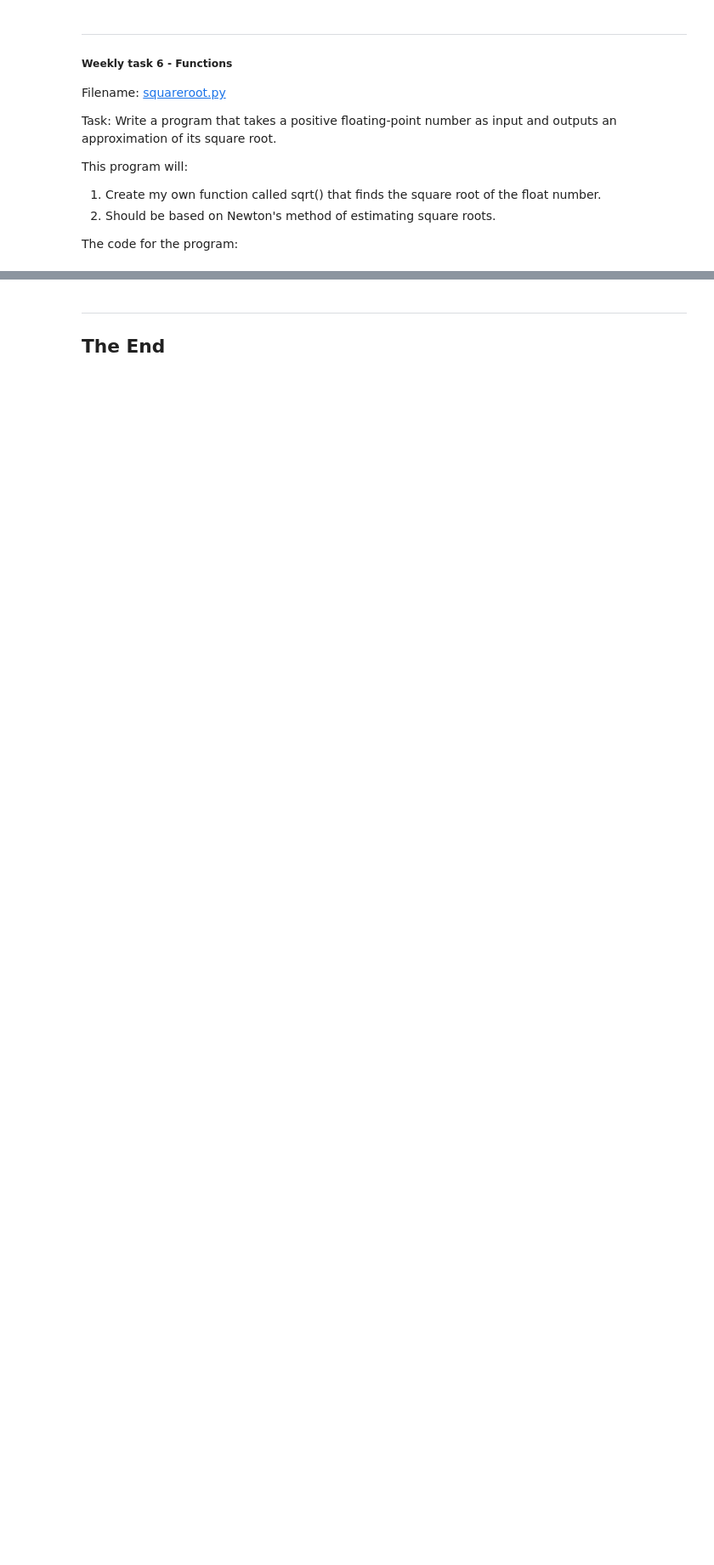
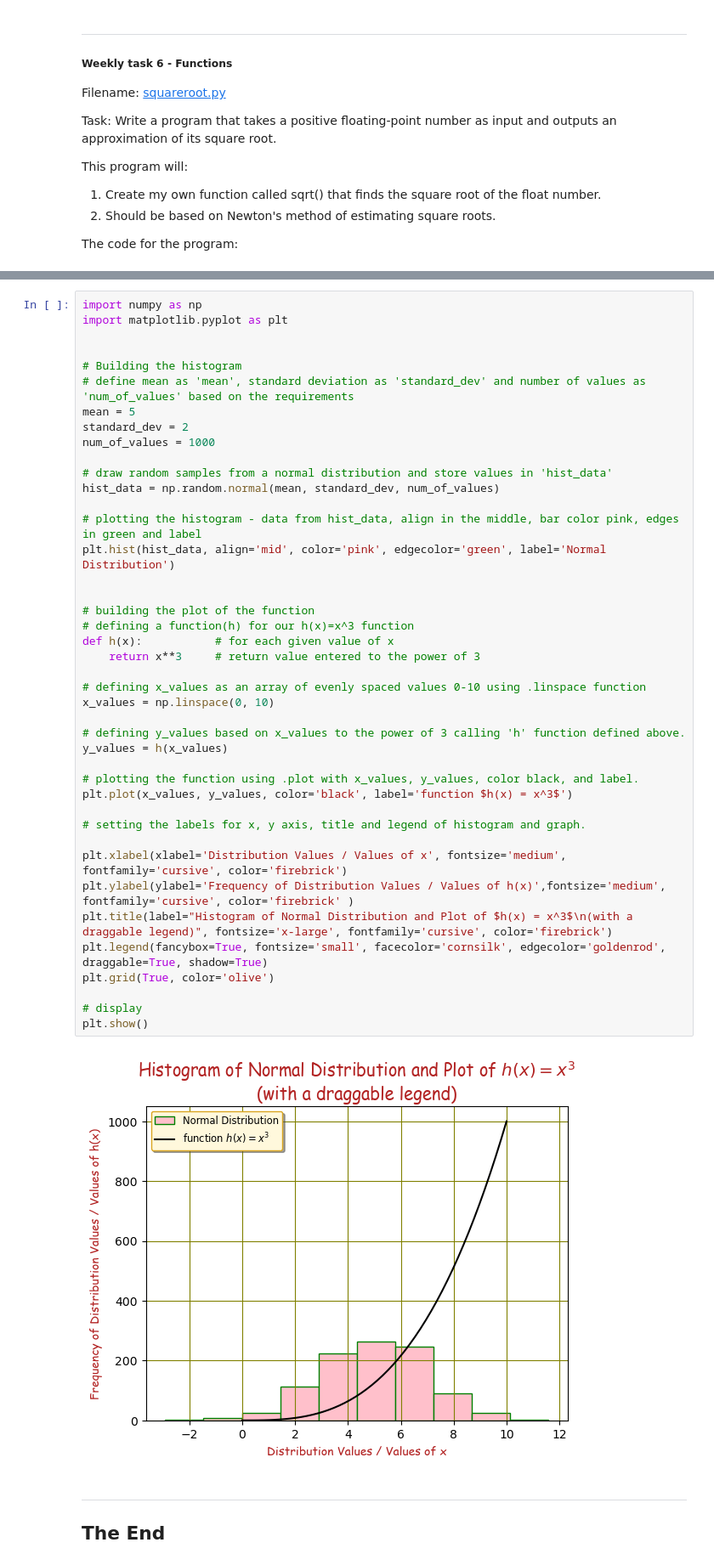
Before and after one commit to ermelinda-q/pands-weekly-tasks, a Jupyter notebook: weekly-tasks.ipynb, the cells around one changed output, grey strips where cells are left out. Shown at 85% size. Cells and saved outputs as stored; diff of their text form; blank space fills up the shorter version.

```diff
--- a/weekly-tasks.ipynb
+++ b/weekly-tasks.ipynb
@@ -259,3 +267,47 @@ Task:
+# %%
+import numpy as np
+import matplotlib.pyplot as plt
+
+
+# Building the histogram
+# define mean as 'mean', standard deviation as 'standard_dev' and number of values as 'num_of_values' based on the requirements
+mean = 5
+standard_dev = 2
+num_of_values = 1000
+
+# draw random samples from a normal distribution and store values in 'hist_data'
+hist_data = np.random.normal(mean, standard_dev, num_of_values)
+
+# plotting the histogram - data from hist_data, align in the middle, bar color pink, edges in green and label
+plt.hist(hist_data, align='mid', color='pink', edgecolor='green', label='Normal Distribution')
+
+
+# building the plot of the function
+# defining a function(h) for our h(x)=x^3 function
+def h(x):           # for each given value of x
+    return x**3     # return value entered to the power of 3
+
+# defining x_values as an array of evenly spaced values 0-10 using .linspace function
+x_values = np.linspace(0, 10)
+
+# defining y_values based on x_values to the power of 3 calling 'h' function defined above.
+y_values = h(x_values)
+
+# plotting the function using .plot with x_values, y_values, color black, and label.
+plt.plot(x_values, y_values, color='black', label='function $h(x) = x^3$')
+
+# setting the labels for x, y axis, title and legend of histogram and graph.
+
+plt.xlabel(xlabel='Distribution Values / Values of x', fontsize='medium', fontfamily='cursive', color='firebrick')
+plt.ylabel(ylabel='Frequency of Distribution Values / Values of h(x)',fontsize='medium', fontfamily='cursive', color='firebrick' )
+plt.title(label="Histogram of Normal Distribution and Plot of $h(x) = x^3$\n(with a draggable legend)", fontsize='x-large', fontfamily='cursive', color='firebrick')
+plt.legend(fancybox=True, fontsize='small', facecolor='cornsilk', edgecolor='goldenrod', draggable=True, shadow=True)
+plt.grid(True, color='olive')
+
+# display
+plt.show()
+# %% [output]
+[figure, added]
 # %% [markdown]
 ***
 
```
Also changed, not shown: parts of 11 cells of this notebook.
